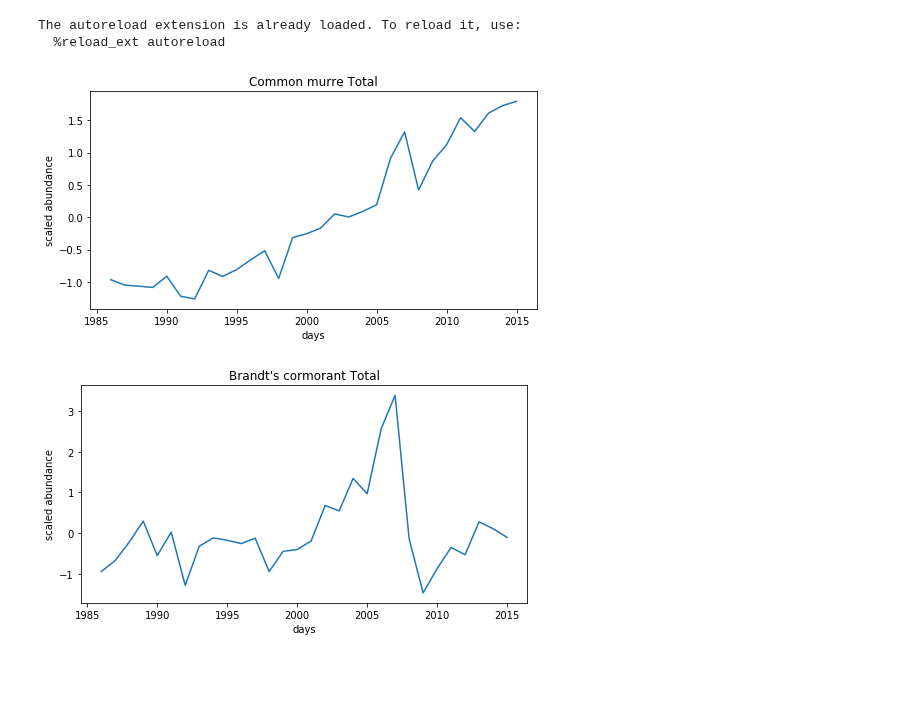
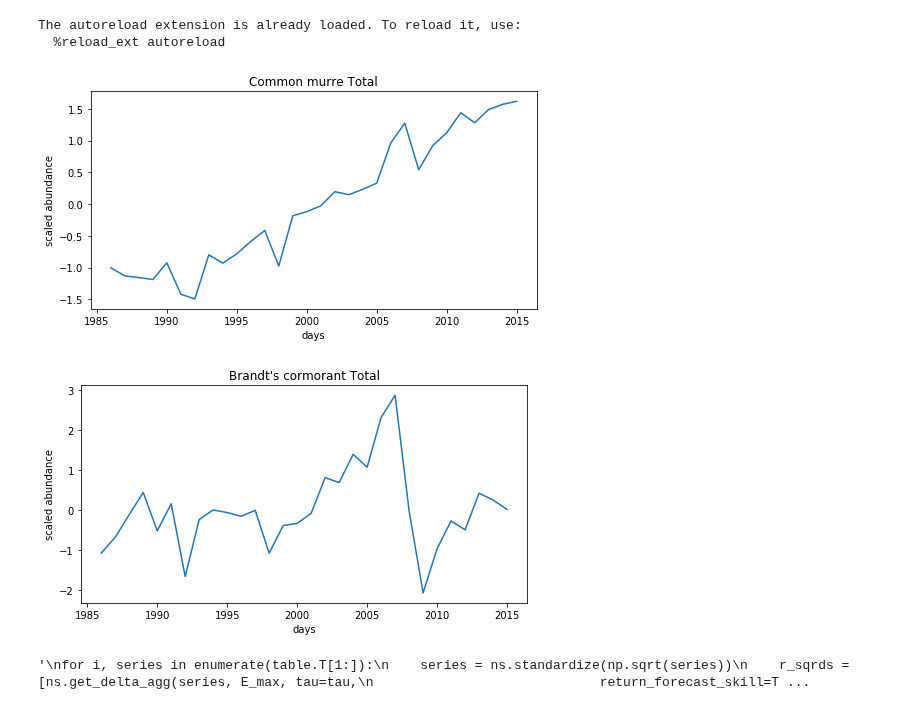
Before and after one commit to kenflat2/NS-Map, a Jupyter notebook: jupyter_notebooks/Seabird Analysis.ipynb, the cells around one changed output. Saved outputs shown, nothing was run; the diff lists cells and outputs as text; code cells hidden in the pictures; blank space fills up the shorter version.

```diff
--- a/jupyter_notebooks/Seabird Analysis.ipynb
+++ b/jupyter_notebooks/Seabird Analysis.ipynb
@@ -28,27 +28,31 @@ table = df.to_numpy(dtype=np.float64)
 # %%
 for i, series in enumerate(table.T[1:]):
     fig, ax = plt.subplots(1,figsize=(8,4))
     ax.set_title(df.columns[i+1])
-    ax.plot(table[:,0],ns.standardize(series))
+    ax.plot(table[:,0], ns.standardize(np.sqrt(series)))
     ax.set_ylabel("scaled abundance")
     ax.set_xlabel("days")
     plt.show()
 # %% [output]
-[figure, old version]
+[figure, new version]
-[figure, old version]
+[figure, new version]
 # %%
 E_max = 4
 taus = np.arange(1,5)
 r_sqrd_table = np.zeros((len(taus), 2))
 # %%
+"""
 for i, series in enumerate(table.T[1:]):
-    series = ns.standardize(series)
+    series = ns.standardize(np.sqrt(series))
     r_sqrds = [ns.get_delta_agg(series, E_max, tau=tau,
                              return_forecast_skill=True)[2]
                    for tau in taus]
     r_sqrd_table[:,i] = r_sqrds
 
 np.savetxt("../results/seabird_analysis/seabird_rsqrd_vs_tau.csv", r_sqrd_table, delimiter=",")
+"""
+# %% [output]
+'\nfor i, series in enumerate(table.T[1:]):\n    series = ns.standardize(np.sqrt(series))\n    r_sqrds = [ns.get_delta_agg(series, E_max, tau=tau,\n                             return_forecast_skill=T ...
 # %%
 # Check Autocorrelation
 
```
Also changed, not shown: parts of 15 cells of this notebook, 16 other files.
